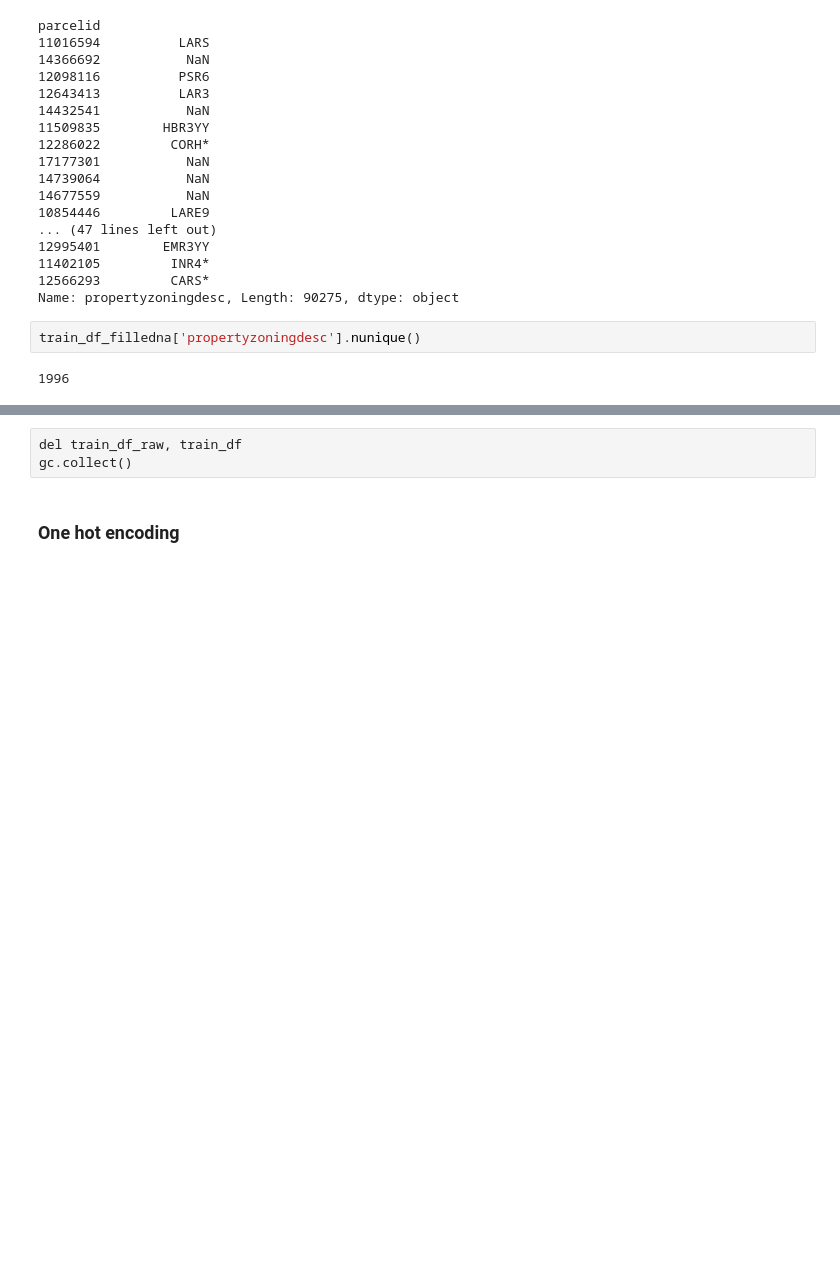
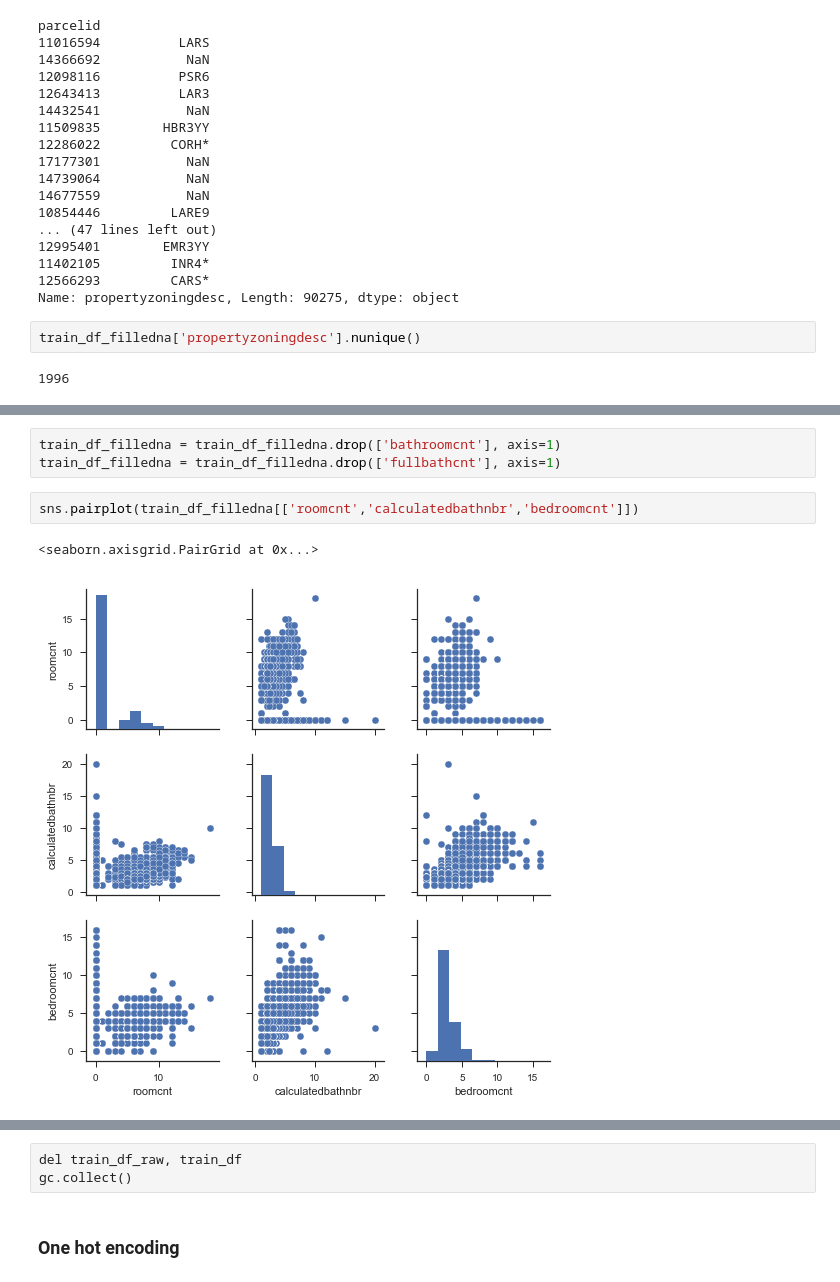
Before and after one commit to malctaylor15/Zillow_Kaggle, a Jupyter notebook: Analysis - Linear Regression.ipynb, the cells around one changed output, grey strips where cells are left out. Drawn from its saved outputs; the diff is of its cells as text; blank space fills up the shorter version.

```diff
--- a/Analysis - Linear Regression.ipynb
+++ b/Analysis - Linear Regression.ipynb
@@ -270,0 +342,8 @@ train_df2 = train_df_filledna
+# %%
+train_df_filledna = train_df_filledna.drop(['bathroomcnt'], axis=1)
+train_df_filledna = train_df_filledna.drop(['fullbathcnt'], axis=1)
+# %%
+sns.pairplot(train_df_filledna[['roomcnt','calculatedbathnbr','bedroomcnt']])
+# %% [output]
+<seaborn.axisgrid.PairGrid at 0x...>
+[figure, added]
```
Also changed, not shown: parts of 27 cells of this notebook.
